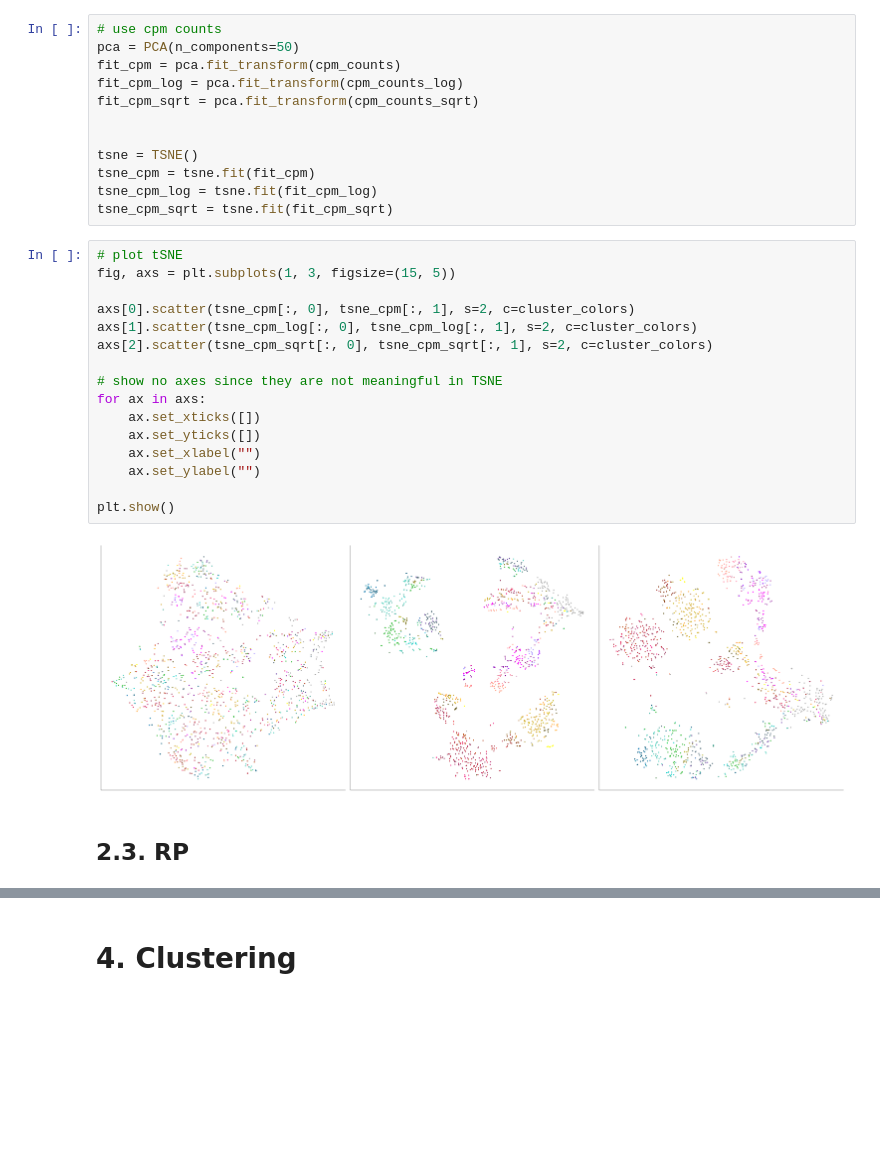
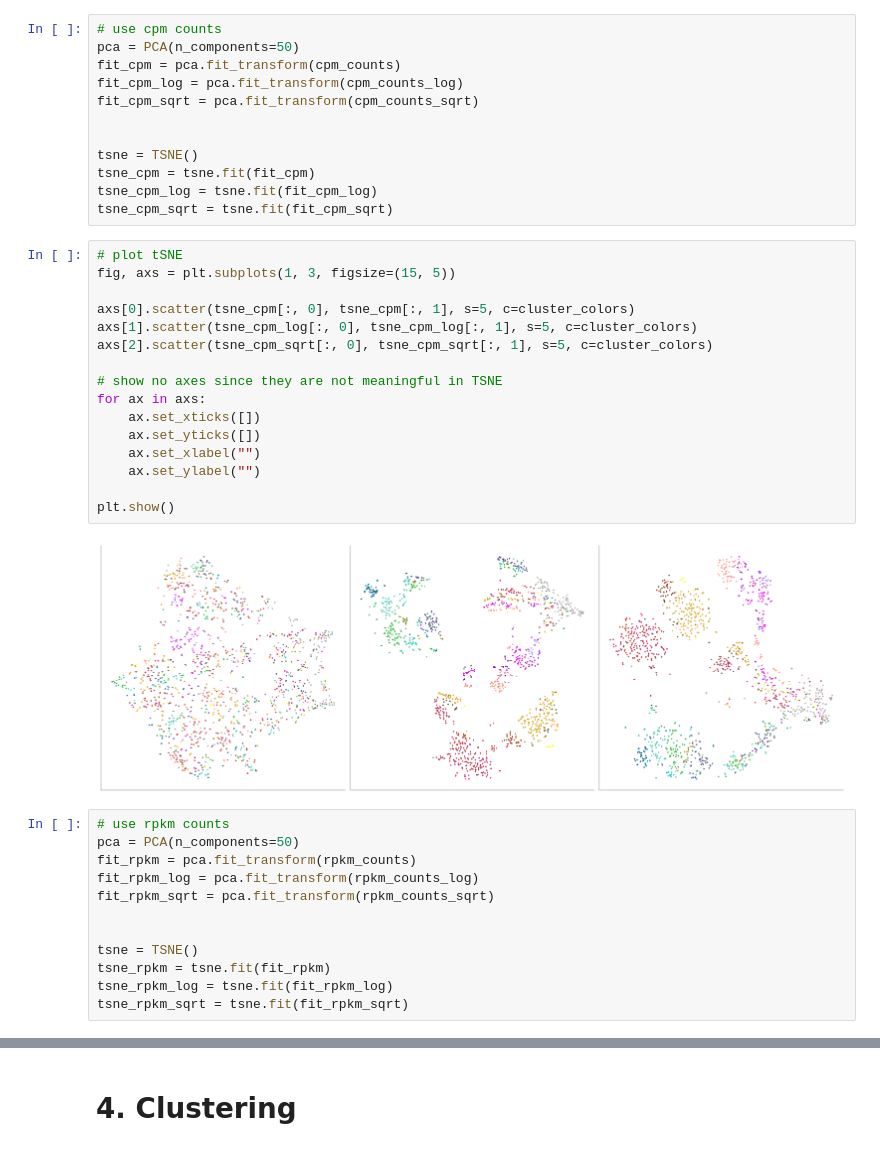
Before and after one commit to H-Kugler/neural-data-science, a Jupyter notebook: final_project/practical03_harri.ipynb, the cells around one changed output, grey strips where cells are left out. Cells and saved outputs as stored; diff of their text form; blank space fills up the shorter version.

```diff
--- a/final_project/practical03_harri.ipynb
+++ b/final_project/practical03_harri.ipynb
@@ -457,20 +478,30 @@ tsne_cpm_sqrt = tsne.fit(fit_cpm_sqrt)
 # %%
 # plot tSNE
 fig, axs = plt.subplots(1, 3, figsize=(15, 5))
 
-axs[0].scatter(tsne_cpm[:, 0], tsne_cpm[:, 1], s=2, c=cluster_colors)
-axs[1].scatter(tsne_cpm_log[:, 0], tsne_cpm_log[:, 1], s=2, c=cluster_colors)
-axs[2].scatter(tsne_cpm_sqrt[:, 0], tsne_cpm_sqrt[:, 1], s=2, c=cluster_colors)
+axs[0].scatter(tsne_cpm[:, 0], tsne_cpm[:, 1], s=5, c=cluster_colors)
+axs[1].scatter(tsne_cpm_log[:, 0], tsne_cpm_log[:, 1], s=5, c=cluster_colors)
+axs[2].scatter(tsne_cpm_sqrt[:, 0], tsne_cpm_sqrt[:, 1], s=5, c=cluster_colors)
 
 # show no axes since they are not meaningful in TSNE
 for ax in axs:
     ax.set_xticks([])
     ax.set_yticks([])
     ax.set_xlabel("")
     ax.set_ylabel("")
 
 plt.show()
 # %% [output]
-[figure, old version]
+[figure, new version]
-# %% [markdown]
-## 2.3. RP
+# %%
+# use rpkm counts
+pca = PCA(n_components=50)
+fit_rpkm = pca.fit_transform(rpkm_counts)
+fit_rpkm_log = pca.fit_transform(rpkm_counts_log)
+fit_rpkm_sqrt = pca.fit_transform(rpkm_counts_sqrt)
+
+
+tsne = TSNE()
+tsne_rpkm = tsne.fit(fit_rpkm)
+tsne_rpkm_log = tsne.fit(fit_rpkm_log)
+tsne_rpkm_sqrt = tsne.fit(fit_rpkm_sqrt)
```
Also changed, not shown: parts of 8 cells of this notebook.
